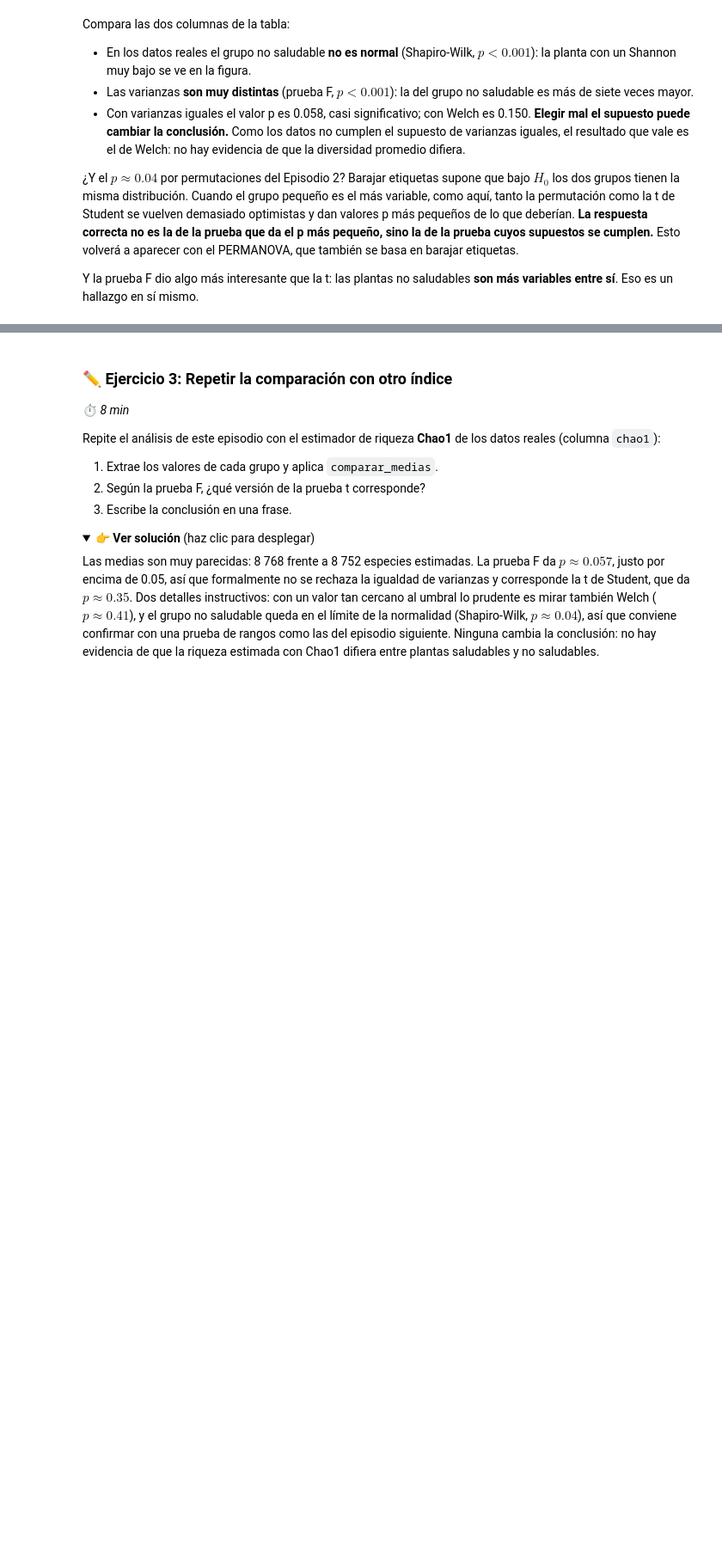
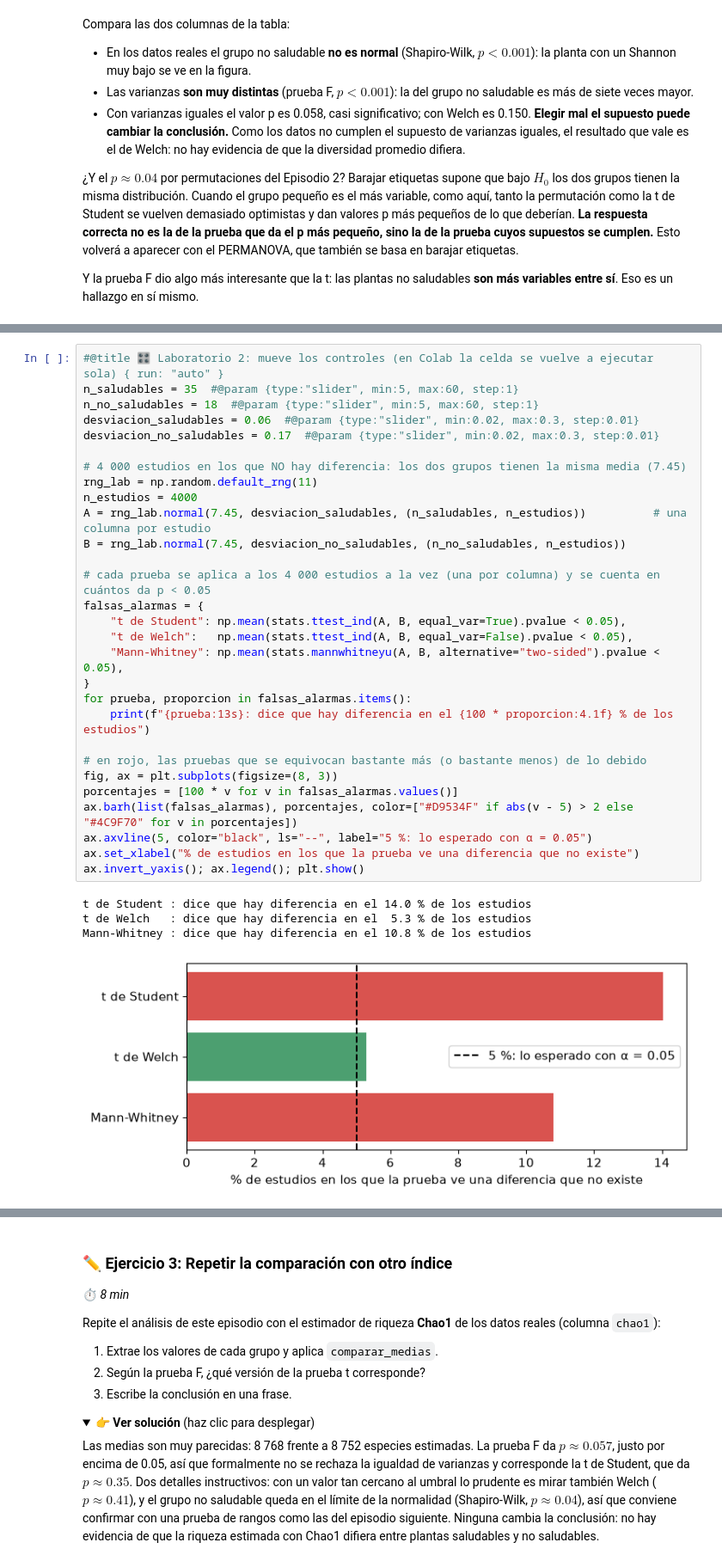
Before and after one commit to CamilaSilva1995/Tesis_Maestria, a Jupyter notebook: Taller_Practico/Taller_Practico_Analisis_estadistico_de_Datos_Metagenomicos.ipynb, the cells around one changed output, grey strips where cells are left out. Shown at 86% size. Drawn from its saved outputs; the diff is of its cells as text; folded sections open; blank space fills up the shorter version.

```diff
--- a/Taller_Practico/Taller_Practico_Analisis_estadistico_de_Datos_Metagenomicos.ipynb
+++ b/Taller_Practico/Taller_Practico_Analisis_estadistico_de_Datos_Metagenomicos.ipynb
@@ -666,0 +759,34 @@ Y la prueba F dio algo más interesante que la t: las plantas no saludables **so
+# %%
+#@title 🎛️ Laboratorio 2: mueve los controles (en Colab la celda se vuelve a ejecutar sola) { run: "auto" }
+n_saludables = 35  #@param {type:"slider", min:5, max:60, step:1}
+n_no_saludables = 18  #@param {type:"slider", min:5, max:60, step:1}
+desviacion_saludables = 0.06  #@param {type:"slider", min:0.02, max:0.3, step:0.01}
+desviacion_no_saludables = 0.17  #@param {type:"slider", min:0.02, max:0.3, step:0.01}
+
+# 4 000 estudios en los que NO hay diferencia: los dos grupos tienen la misma media (7.45)
+rng_lab = np.random.default_rng(11)
+n_estudios = 4000
+A = rng_lab.normal(7.45, desviacion_saludables, (n_saludables, n_estudios))          # una columna por estudio
+B = rng_lab.normal(7.45, desviacion_no_saludables, (n_no_saludables, n_estudios))
+
+# cada prueba se aplica a los 4 000 estudios a la vez (una por columna) y se cuenta en cuántos da p < 0.05
+falsas_alarmas = {
+    "t de Student": np.mean(stats.ttest_ind(A, B, equal_var=True).pvalue < 0.05),
+    "t de Welch":   np.mean(stats.ttest_ind(A, B, equal_var=False).pvalue < 0.05),
+    "Mann-Whitney": np.mean(stats.mannwhitneyu(A, B, alternative="two-sided").pvalue < 0.05),
+}
+for prueba, proporcion in falsas_alarmas.items():
+    print(f"{prueba:13s}: dice que hay diferencia en el {100 * proporcion:4.1f} % de los estudios")
+
+# en rojo, las pruebas que se equivocan bastante más (o bastante menos) de lo debido
+fig, ax = plt.subplots(figsize=(8, 3))
+porcentajes = [100 * v for v in falsas_alarmas.values()]
+ax.barh(list(falsas_alarmas), porcentajes, color=["#D9534F" if abs(v - 5) > 2 else "#4C9F70" for v in porcentajes])
+ax.axvline(5, color="black", ls="--", label="5 %: lo esperado con α = 0.05")
+ax.set_xlabel("% de estudios en los que la prueba ve una diferencia que no existe")
+ax.invert_yaxis(); ax.legend(); plt.show()
+# %% [output]
+t de Student : dice que hay diferencia en el 14.0 % de los estudios
+t de Welch   : dice que hay diferencia en el  5.3 % de los estudios
+Mann-Whitney : dice que hay diferencia en el 10.8 % de los estudios
+[figure, added]
```
Also changed, not shown: parts of 32 cells of this notebook, 8 other files.
